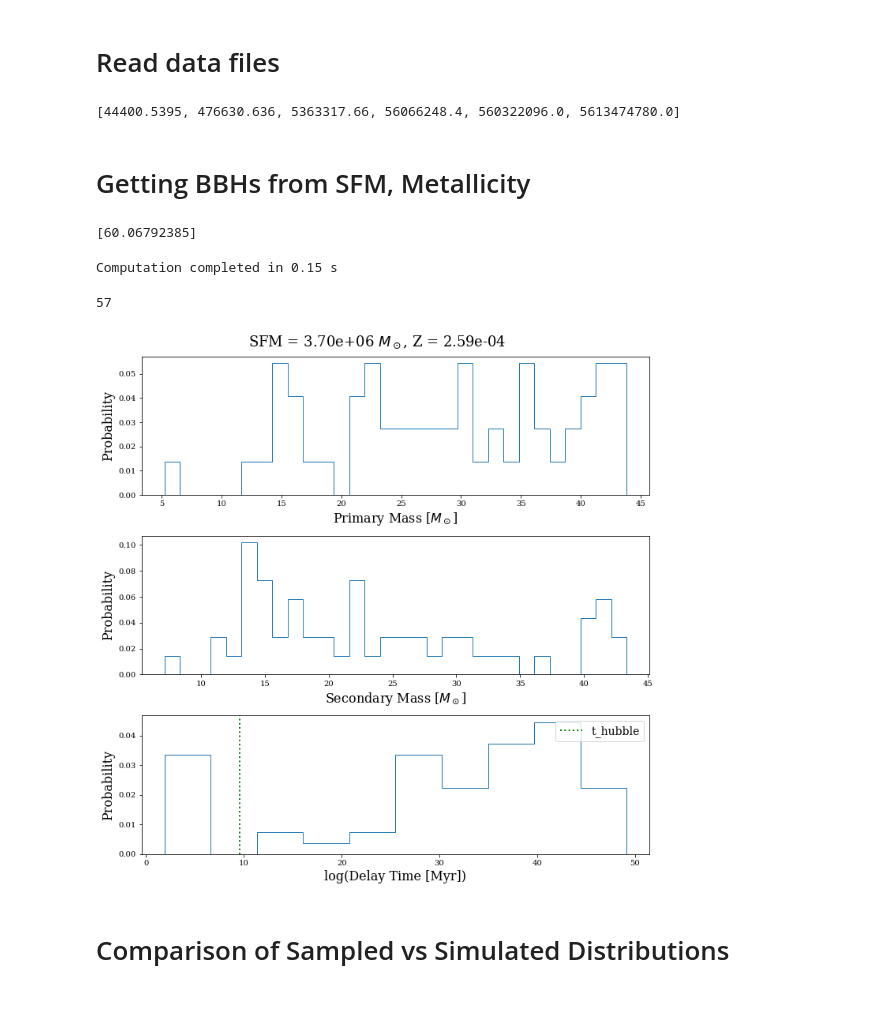
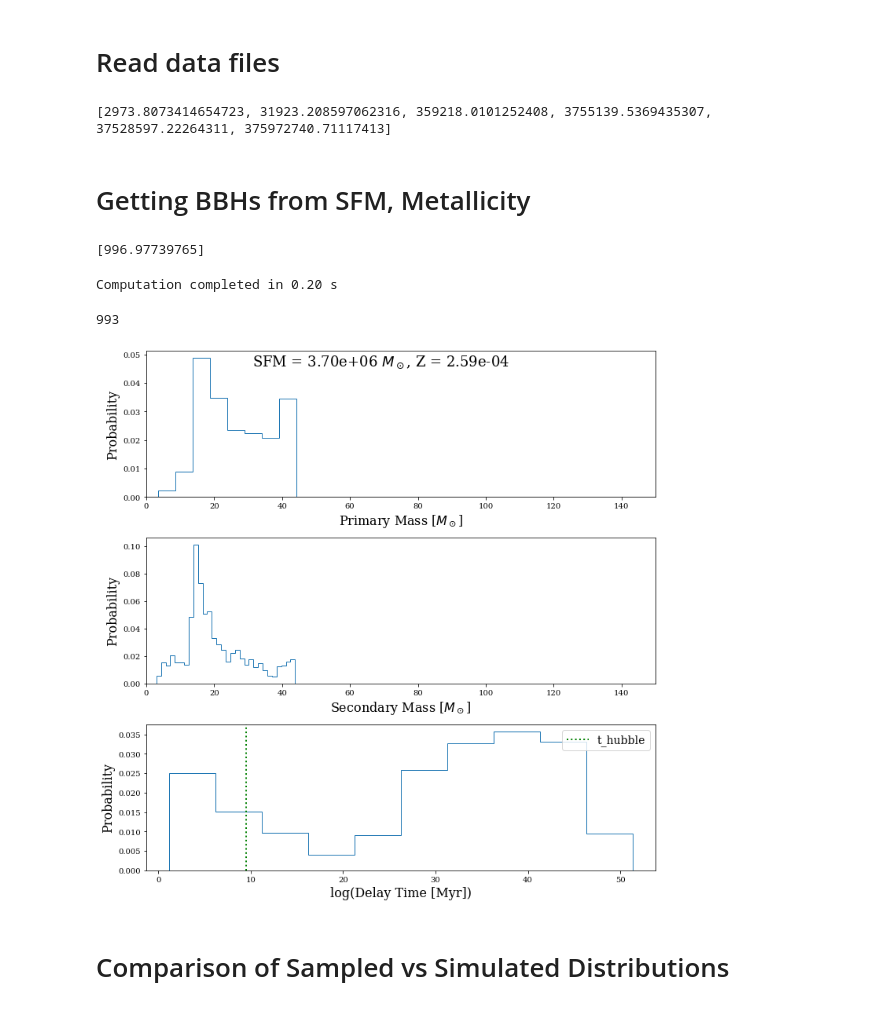
Before and after one commit to veome22/cosmo_bh, a Jupyter notebook: draw_bbhs.ipynb, the cells around one changed output. Saved outputs shown, nothing was run; the diff lists cells and outputs as text; code cells hidden in the pictures.

```diff
--- a/draw_bbhs.ipynb
+++ b/draw_bbhs.ipynb
@@ -86,22 +86,16 @@ fname = f"DELAY_TIMES_BBH_ALL"
 with open(f"{output_dir}/{fname}",'r') as infile:
     DELAY_TIMES_BBH_ALL = json.load(infile)
 
-# fname = f"M1_ZAMS_ALL"
-# with open(f"{output_dir}/{fname}",'r') as infile:
-#     M1_ZAMS_ALL = json.load(infile)
+fname = f"sfm"
+with open(f"{output_dir}/{fname}",'r') as infile:
+    sfm = json.load(infile)
 
-# fname = f"M2_ZAMS_ALL"
-# with open(f"{output_dir}/{fname}",'r') as infile:
-#     M2_ZAMS_ALL = json.load(infile)
+# if all else fails, use a precomputed list of SFMs
+# sfm = [2973.8073414654723, 31923.208597062316, 359218.0101252408, 3755139.5369435307, 37528597.22264311, 375972740.71117413]
 
-
-# sfm = cbt.get_sfm(n_systems, metallicities, M1_ZAMS_ALL, M2_ZAMS_ALL)
-
-# until I can store the ZAMS mass, use a precomputed value of SFMs
-sfm = [4.44005395e+04, 4.76630636e+05, 5.36331766e+06, 5.60662484e+07, 5.60322096e+08, 5.61347478e+09]
 print(sfm)
 # %% [output]
-[44400.5395, 476630.636, 5363317.66, 56066248.4, 560322096.0, 5613474780.0]
+[2973.8073414654723, 31923.208597062316, 359218.0101252408, 3755139.5369435307, 37528597.22264311, 375972740.71117413]
 # %% [markdown]
 # Getting BBHs from SFM, Metallicity
 # %%
@@ -114,7 +108,7 @@ met_sfm_to_n_bbh = cbt.interpolate_n_bbh(sfm, metallicities, M1_BBH_ALL)
 n_bbh = met_sfm_to_n_bbh(MET, SFM)
 print(n_bbh)
 # %% [output]
-[60.06792385]
+[996.97739765]
 # %%
 # The MAIN function
 # Obtain a set of sampled BBHs at the given SFM, MET
@@ -127,38 +121,39 @@ end = time.time()
 
 print(f'Computation completed in {end-start:.2f} s')
 # %% [output]
-Computation completed in 0.15 s
+Computation completed in 0.20 s
 # %%
 len(M1_SAMPLED) # compare to the expected number of BBHs from n_bbh
 # %% [output]
-57
+993
 # %%
 fig, (ax1, ax2, ax3) = plt.subplots(3, 1, figsize=(10,10))
 
 fig.suptitle(f"SFM = {SFM:.2e} $M_\odot$, Z = {MET:.2e}", fontsize=18)
 
 bins = 30
 
 ax1.hist(M1_SAMPLED, bins=bins, histtype='step', density=True)
 ax1.set_xlabel("Primary Mass [$M_\odot$]", fontsize=16)
 ax1.set_ylabel("Probability", fontsize=16)
-
+ax1.set_xlim(0,150)
 
 ax2.hist(M2_SAMPLED, bins=bins, histtype='step', density=True)
 ax2.set_xlabel("Secondary Mass [$M_\odot$]", fontsize=16)
 ax2.set_ylabel("Probability", fontsize=16)
+ax2.set_xlim(0,150)
 
 
 ax3.axvline(x=np.log(T_HUBBLE_MYR), color='green', ls=':', lw=2, label='t_hubble')
 ax3.hist(np.log(DELAY_TIME_SAMPLED), histtype='step', density=True)
 ax3.set_xlabel("log(Delay Time [Myr])", fontsize=16)
 ax3.set_ylabel("Probability", fontsize=16)
 ax3.legend(fontsize=14)
 
 plt.tight_layout()
 plt.show()
 # %% [output]
-[figure, old version]
+[figure, new version]
 # %% [markdown]
 # Comparison of Sampled vs Simulated Distributions
 # %% [markdown]
```
Also changed, not shown: parts of 7 cells of this notebook.
